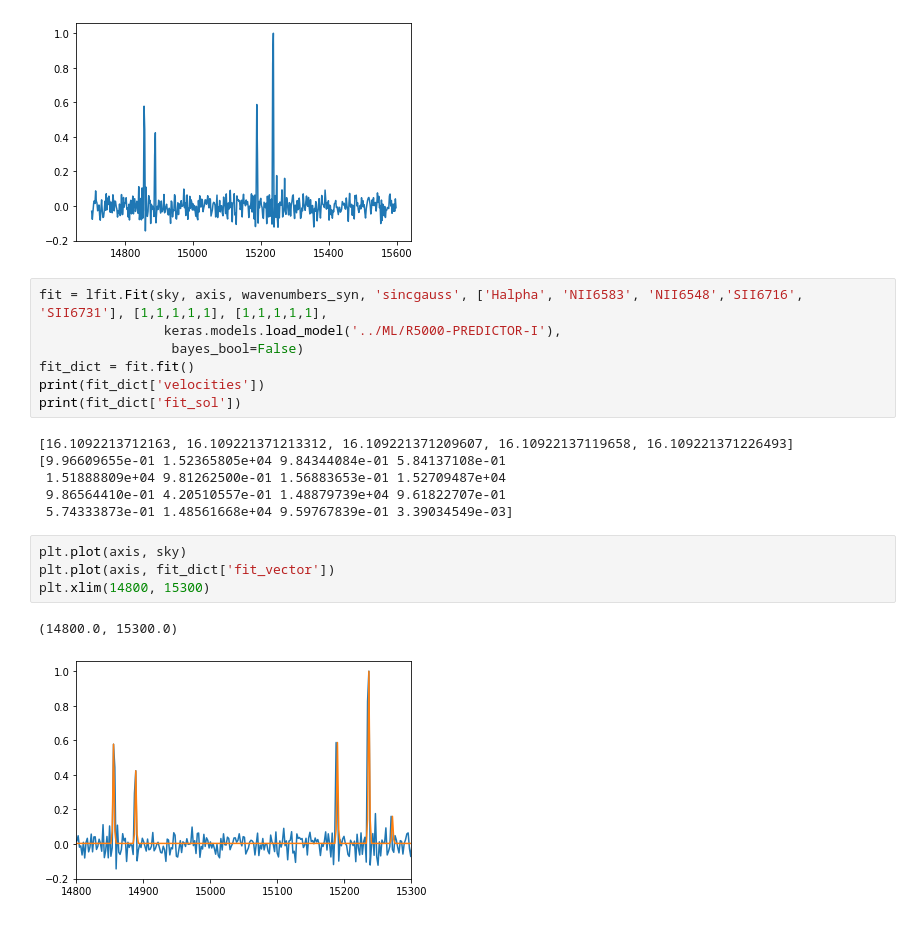
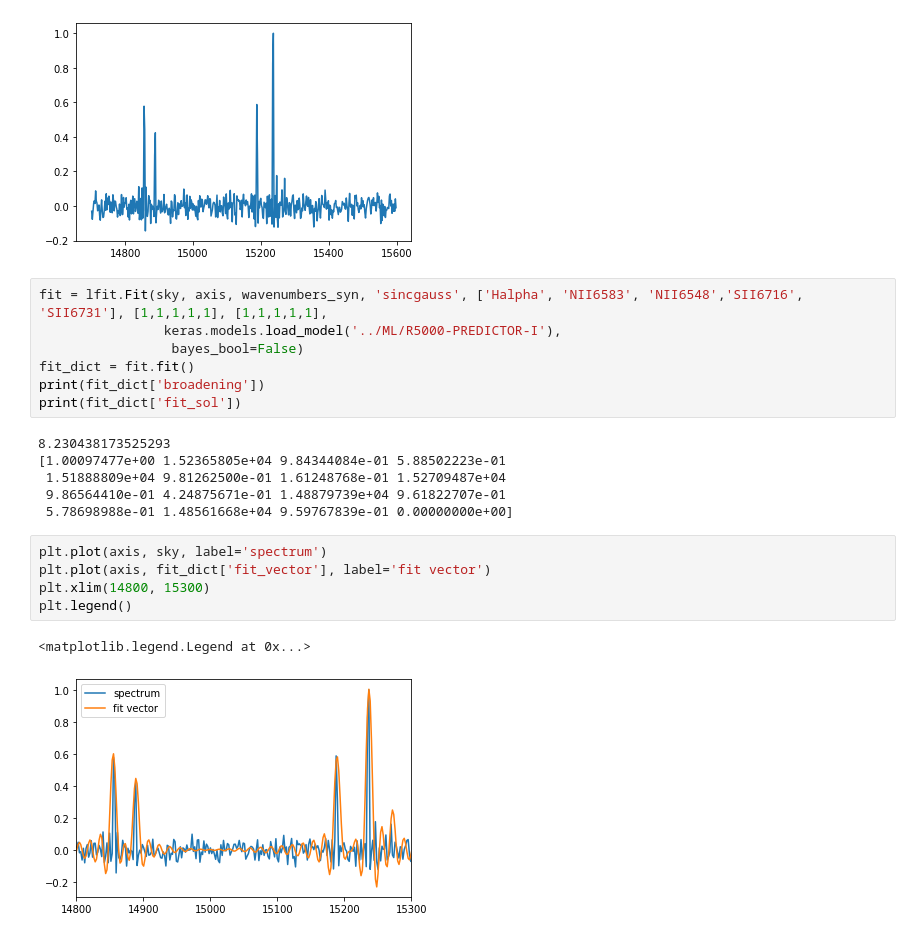
Before and after one commit to crhea93/LUCI, a Jupyter notebook: Examples/Fit-Reference.ipynb, the cells around one changed output. Saved outputs shown, nothing was run; the diff lists cells and outputs as text.

Commit message:
Update reference plots

```diff
--- a/Examples/Fit-Reference.ipynb
+++ b/Examples/Fit-Reference.ipynb
@@ -66,21 +66,22 @@ fit = lfit.Fit(sky, axis, wavenumbers_syn, 'sincgauss', ['Halpha', 'NII6583', 'N
                 keras.models.load_model('../ML/R5000-PREDICTOR-I'),
                  bayes_bool=False)
 fit_dict = fit.fit()
-print(fit_dict['velocities'])
+print(fit_dict['broadening'])
 print(fit_dict['fit_sol'])
 # %% [output]
-[16.1092213712163, 16.109221371213312, 16.109221371209607, 16.10922137119658, 16.109221371226493]
-[9.96609655e-01 1.52365805e+04 9.84344084e-01 5.84137108e-01
- 1.51888809e+04 9.81262500e-01 1.56883653e-01 1.52709487e+04
- 9.86564410e-01 4.20510557e-01 1.48879739e+04 9.61822707e-01
- 5.74333873e-01 1.48561668e+04 9.59767839e-01 3.39034549e-03]
+8.230438173525293
+[1.00097477e+00 1.52365805e+04 9.84344084e-01 5.88502223e-01
+ 1.51888809e+04 9.81262500e-01 1.61248768e-01 1.52709487e+04
+ 9.86564410e-01 4.24875671e-01 1.48879739e+04 9.61822707e-01
+ 5.78698988e-01 1.48561668e+04 9.59767839e-01 0.00000000e+00]
 # %%
-plt.plot(axis, sky)
-plt.plot(axis, fit_dict['fit_vector'])
+plt.plot(axis, sky, label='spectrum')
+plt.plot(axis, fit_dict['fit_vector'], label='fit vector')
 plt.xlim(14800, 15300)
+plt.legend()
 # %% [output]
-(14800.0, 15300.0)
+<matplotlib.legend.Legend at 0x...>
-[figure, old version]
+[figure, new version]
 # %%
 fit_dict['amplitudes']
 # %% [output]
```
Also changed, not shown: parts of 1 cell of this notebook, 3 other files.
